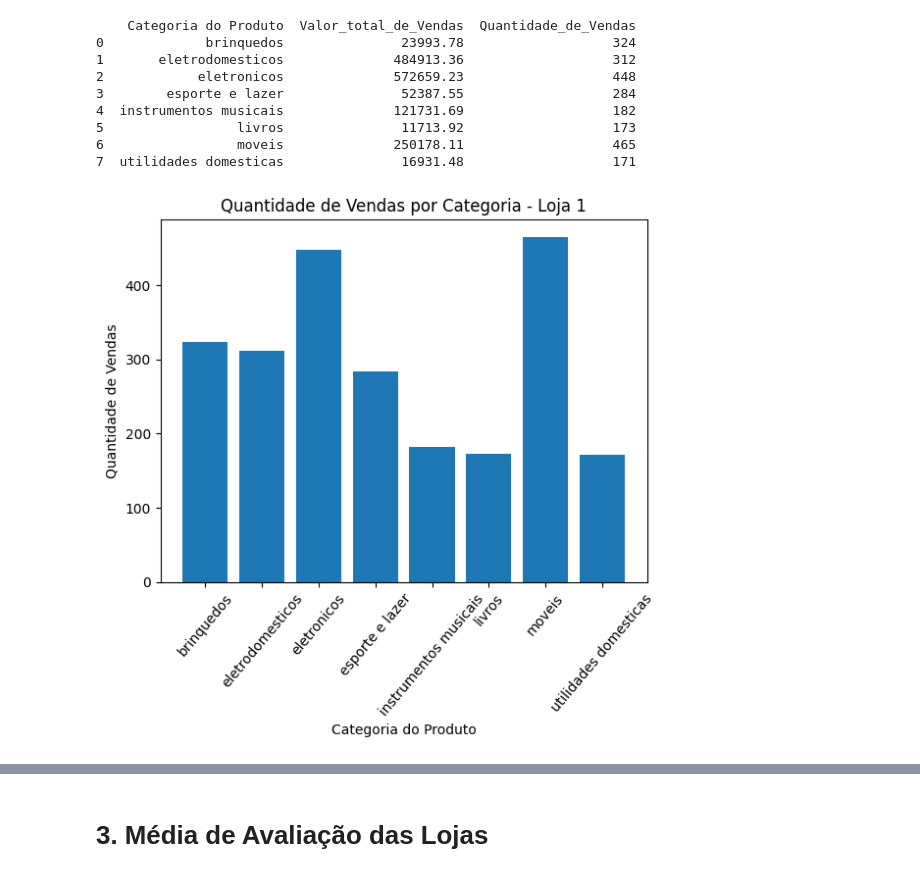
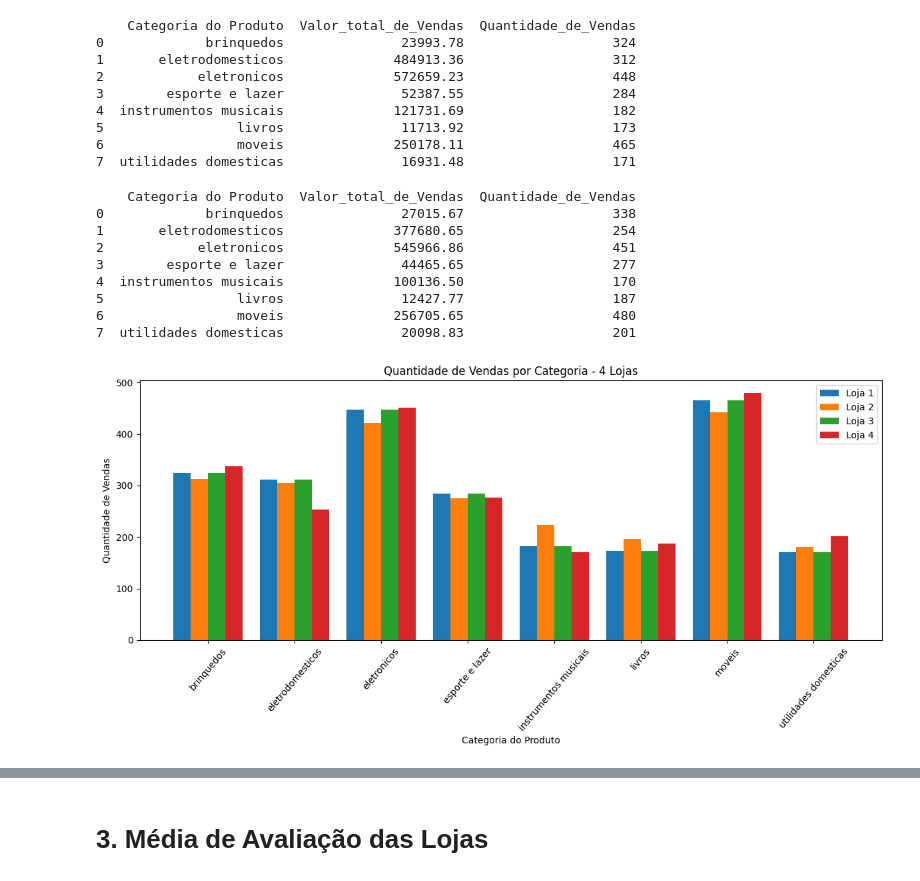
Before and after one commit to willian094/Challenge_1_Alura, a Jupyter notebook: CHALLENGE 1.ipynb, the cells around one changed output, grey strips where cells are left out. Cells and saved outputs as stored; diff of their text form; code cells hidden in the pictures.

```diff
--- a/CHALLENGE 1.ipynb
+++ b/CHALLENGE 1.ipynb
@@ -106,15 +118,45 @@ print(categorias3)
 5                 livros               11713.92                   173
 6                 moveis              250178.11                   465
 7  utilidades domesticas               16931.48                   171
+# %%
+# Vendas por categoria da loja 4
+categorias4 = (loja4.groupby('Categoria do Produto')['Preço']
+.agg(Valor_total_de_Vendas='sum', Quantidade_de_Vendas='count').reset_index())
+
+print(categorias4)
+# %% [output]
+    Categoria do Produto  Valor_total_de_Vendas  Quantidade_de_Vendas
+0             brinquedos               27015.67                   338
+1       eletrodomesticos              377680.65                   254
+2            eletronicos              545966.86                   451
+3        esporte e lazer               44465.65                   277
+4  instrumentos musicais              100136.50                   170
+5                 livros               12427.77                   187
+6                 moveis              256705.65                   480
+7  utilidades domesticas               20098.83                   201
 # %%
 # Gráfico de quntidade de vendas por categria. #
 import matplotlib.pyplot as plt
+import numpy as np
 
-plt.bar(categorias1 ['Categoria do Produto'], categorias1 ['Quantidade_de_Vendas'])
-plt.title('Quantidade de Vendas por Categoria - Loja 1')
+# Categorias iguais nas quatro lojas
+categorias = categorias1['Categoria do Produto']
+x = np.arange(len(categorias))  # posição no eixo X
+largura = 0.2  # largura das barras
+
+plt.figure(figsize=(12, 6))
+
+plt.bar(x - 1.5 * largura, categorias1['Quantidade_de_Vendas'], width=largura, label='Loja 1')
+plt.bar(x - 0.5 * largura, categorias2['Quantidade_de_Vendas'], width=largura, label='Loja 2')
+plt.bar(x + 0.5 * largura, categorias3['Quantidade_de_Vendas'], width=largura, label='Loja 3')
+plt.bar(x + 1.5 * largura, categorias4['Quantidade_de_Vendas'], width=largura, label='Loja 4')
+
+plt.title('Quantidade de Vendas por Categoria - 4 Lojas')
 plt.xlabel('Categoria do Produto')
 plt.ylabel('Quantidade de Vendas')
-plt.xticks(rotation=50)
+plt.xticks(x, categorias, rotation=50)
+plt.legend()
+plt.tight_layout()
 plt.show()
 # %% [output]
-[figure, old version]
+[figure, new version]
```
Also changed, not shown: parts of 16 cells of this notebook.
